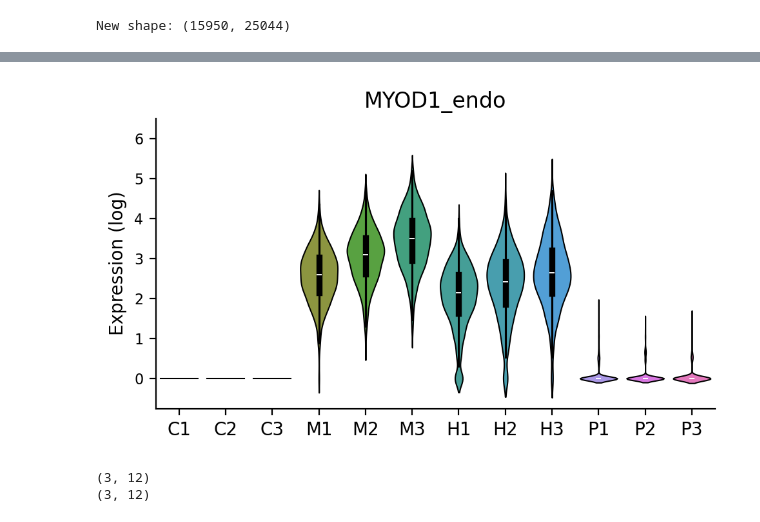
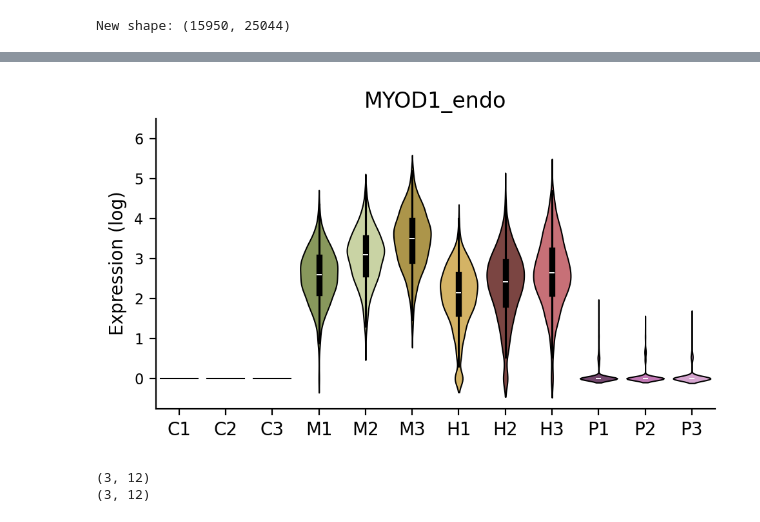
Before and after one commit to jrcwycy/hybrid_reprogramming, a Jupyter notebook: notebooks/summary/ExovsEndo.ipynb, the cells around one changed output, grey strips where cells are left out. Saved outputs shown, nothing was run; the diff lists cells and outputs as text; code cells hidden in the pictures.

```diff
--- a/notebooks/summary/ExovsEndo.ipynb
+++ b/notebooks/summary/ExovsEndo.ipynb
@@ -196,0 +288,17 @@ AnnData object with n_obs × n_vars = 15950 × 25044
+# %%
+plt.rcParams['figure.dpi'] = 200
+plt.rcParams['figure.figsize'] = 4, 4
+
+sc.pl.umap(
+    adata_expanded,
+    color=['MYOD1_endo', 'MYOD1_exo'],
+    size=20,
+    ncols=2,
+    add_outline=True,
+    outline_color=('k', 'k'),
+    frameon=False,
+    alpha=1,
+    layer='log_norm',
+    vmin='p2',
+    vmax='p98',
+)
@@ -230,46 +411,50 @@ sc.pl.umap(
 # %%
-gene_to_plot = 'MYOD1_endo'
+# gene_to_plot = 'MYOD1_endo'
 
-adata_expanded.X = adata_expanded.layers["log_norm"].copy()
+# adata_expanded.X = adata_expanded.layers["log_norm"].copy()
 
-gene_exp = adata_expanded[:, gene_to_plot].X.toarray().flatten()
-groups = adata_expanded.obs['leiden_split']
+# gene_exp = adata_expanded[:, gene_to_plot].X.toarray().flatten()
+# groups = adata_expanded.obs['leiden_split']
 
-data = pd.DataFrame({'expression': gene_exp, 'group': groups})
+# data = pd.DataFrame({'expression': gene_exp, 'group': groups})
 
-plot_order = ["C1","C2","C3",
-                 "M1","M2","M3",
-                 "H1","H2","H3",
-                 "P1","P2","P3"]
-
-plt.rcParams['figure.figsize'] = 5, 3
-plt.rcParams['figure.dpi'] = 200
-
-sns.violinplot(
-    data=data,
-    x='group',
-    y='expression',
-    hue='group',
-    order=plot_order,
-    hue_order=plot_order,
-    linewidth=0.75,
-    linecolor='k',
-    # palette=color_map,
-    legend=False,
-)
+# plot_order = ["C1","C2","C3",
+#               "M1","M2","M3",
+#               "H1","H2","H3",
+#               "P1","P2","P3"]
 
 
-plt.xlabel("")
-plt.yticks(fontsize=8)
-plt.ylabel("Expression (log)")
-plt.title(f"{gene_to_plot}")
-plt.ylim([-0.75, 6.5])
+# palette = adata.uns['leiden_split_colors']
 
-sns.despine()
-plt.tight_layout()
-plt.show()
+# plt.rcParams['figure.figsize'] = 5, 3
+# plt.rcParams['figure.dpi'] = 200
+
+# sns.violinplot(
+#     data=data,
+#     x='group',
+#     y='expression',
+#     hue='group',
+#     order=plot_order,
+#     hue_order=plot_order,
+#     linewidth=0.75,
+#     linecolor='k',
+#     palette=palette,
+#     # palette=color_map,
+#     legend=False,
+# )
+
+
+# plt.xlabel("")
+# plt.yticks(fontsize=8)
+# plt.ylabel("Expression (log)")
+# plt.title(f"{gene_to_plot}")
+# plt.ylim([-0.75, 6.5])
+
+# sns.despine()
+# plt.tight_layout()
+# plt.show()
 # %% [output]
-[figure, old version]
+[figure, new version]
 # %%
 genes_to_plot = ['MYOD1_endo', 'MYOD1_exo', 'PRRX1']
 
```
Also changed, not shown: parts of 26 cells of this notebook, 2 other files.
